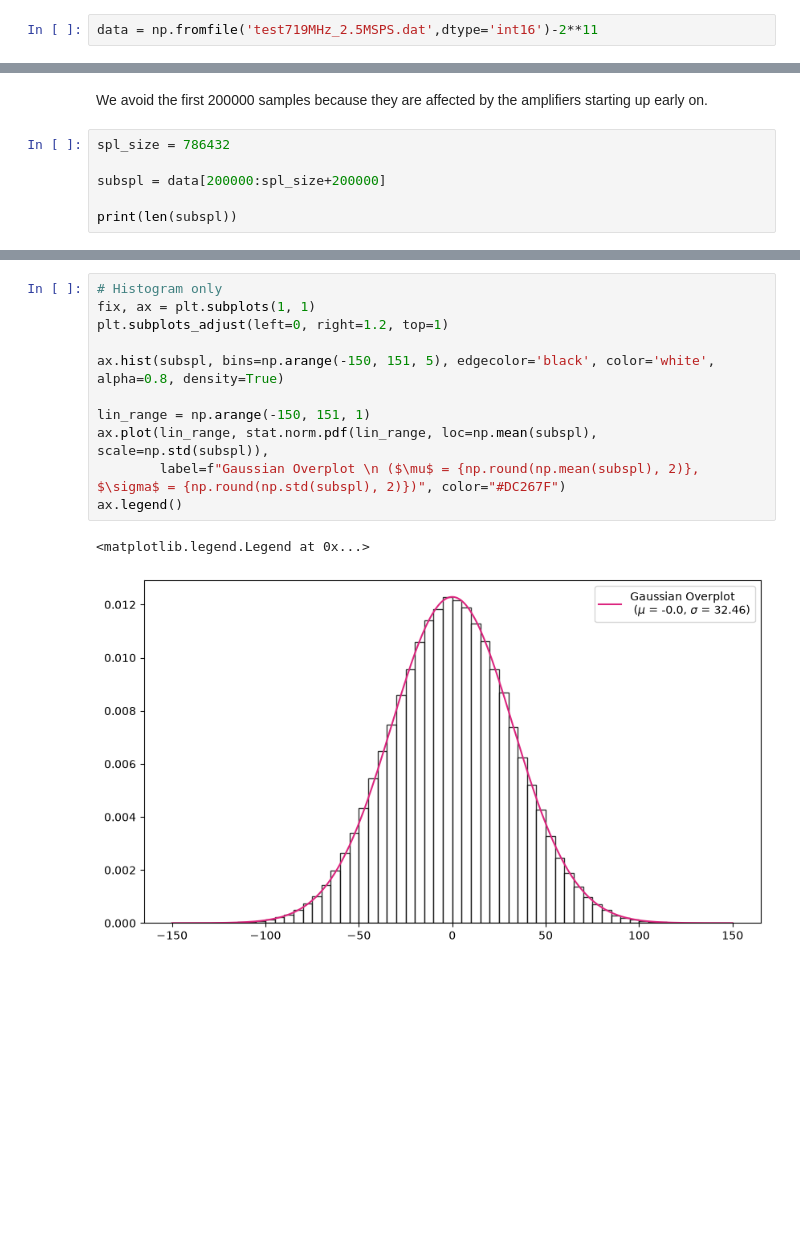
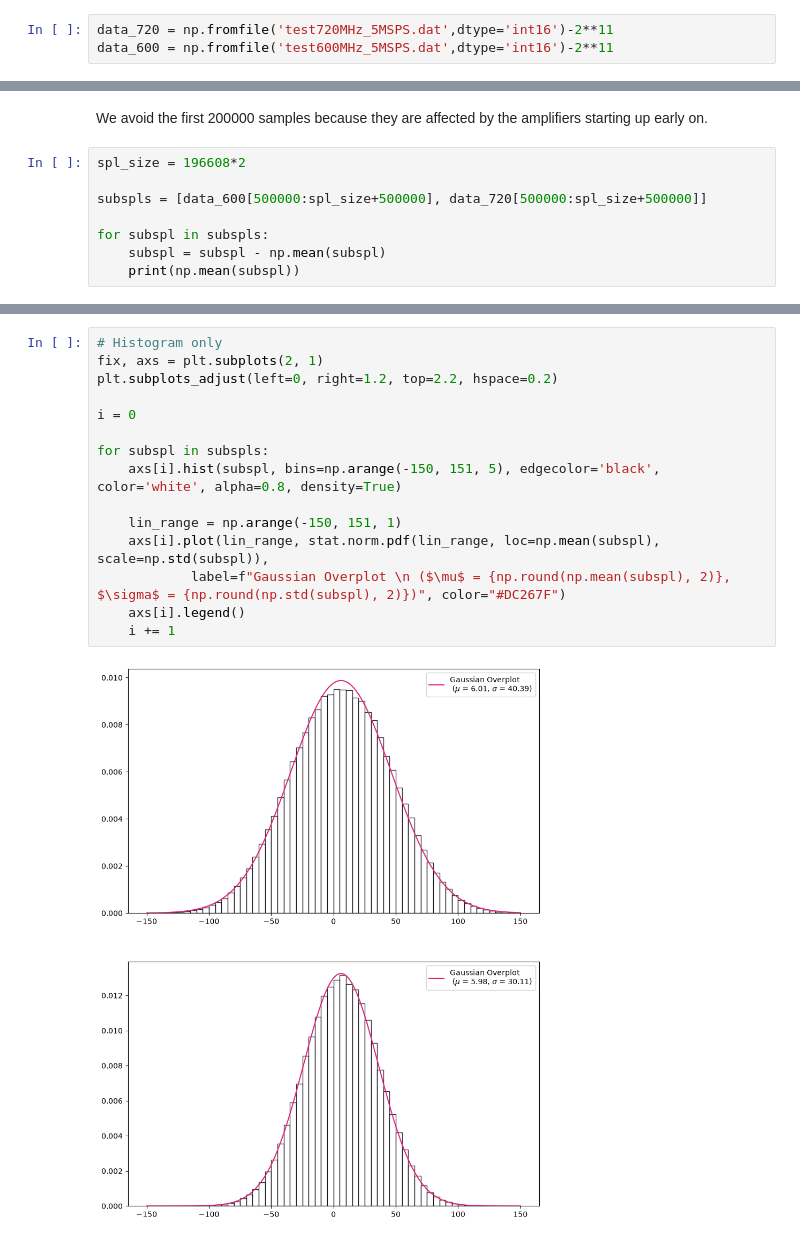
Before and after one commit to flypt7/AST326-Practicals, a Jupyter notebook: P3/code/43.ipynb, the cells around one changed output, grey strips where cells are left out. Saved outputs shown, nothing was run; the diff lists cells and outputs as text; blank space fills up the shorter version.

```diff
--- a/P3/code/43.ipynb
+++ b/P3/code/43.ipynb
@@ -4,7 +4,8 @@ import matplotlib.pyplot as plt
 import scipy.stats as stat
 from astropy.constants import eps0, c
 # %%
-data = np.fromfile('test719MHz_2.5MSPS.dat',dtype='int16')-2**11
+data_720 = np.fromfile('test720MHz_5MSPS.dat',dtype='int16')-2**11
+data_600 = np.fromfile('test600MHz_5MSPS.dat',dtype='int16')-2**11
 # %% [markdown]
 Let's get the mean and standard deviation of the data - **remember to subtract the mean from all the data to make it centred around 0!**
 # %%
@@ -24,9 +31,11 @@ Variance: 984.4016159181909
 # %% [markdown]
 We avoid the first 200000 samples because they are affected by the amplifiers starting up early on.
 # %%
-spl_size = 786432
+spl_size = 196608*2
 
-subspl = data[200000:spl_size+200000]
+subspls = [data_600[500000:spl_size+500000], data_720[500000:spl_size+500000]]
 
-print(len(subspl))
+for subspl in subspls:
+    subspl = subspl - np.mean(subspl)
+    print(np.mean(subspl))
 # %% [output]
@@ -75,14 +92,17 @@ axs[1].legend(fontsize=18, loc="upper right")
 # %%
 # Histogram only
-fix, ax = plt.subplots(1, 1)
-plt.subplots_adjust(left=0, right=1.2, top=1)
+fix, axs = plt.subplots(2, 1)
+plt.subplots_adjust(left=0, right=1.2, top=2.2, hspace=0.2)
 
-ax.hist(subspl, bins=np.arange(-150, 151, 5), edgecolor='black', color='white', alpha=0.8, density=True)
+i = 0
 
-lin_range = np.arange(-150, 151, 1)
-ax.plot(lin_range, stat.norm.pdf(lin_range, loc=np.mean(subspl), scale=np.std(subspl)),
-        label=f"Gaussian Overplot \n ($\mu$ = {np.round(np.mean(subspl), 2)}, $\sigma$ = {np.round(np.std(subspl), 2)})", color="#DC267F")
-ax.legend()
+for subspl in subspls:
+    axs[i].hist(subspl, bins=np.arange(-150, 151, 5), edgecolor='black', color='white', alpha=0.8, density=True)
+
+    lin_range = np.arange(-150, 151, 1)
+    axs[i].plot(lin_range, stat.norm.pdf(lin_range, loc=np.mean(subspl), scale=np.std(subspl)),
+            label=f"Gaussian Overplot \n ($\mu$ = {np.round(np.mean(subspl), 2)}, $\sigma$ = {np.round(np.std(subspl), 2)})", color="#DC267F")
+    axs[i].legend()
+    i += 1
 # %% [output]
-<matplotlib.legend.Legend at 0x...>
-[figure, old version]
+[figure, new version]
```
Also changed, not shown: parts of 11 cells of this notebook, 1 other file.
